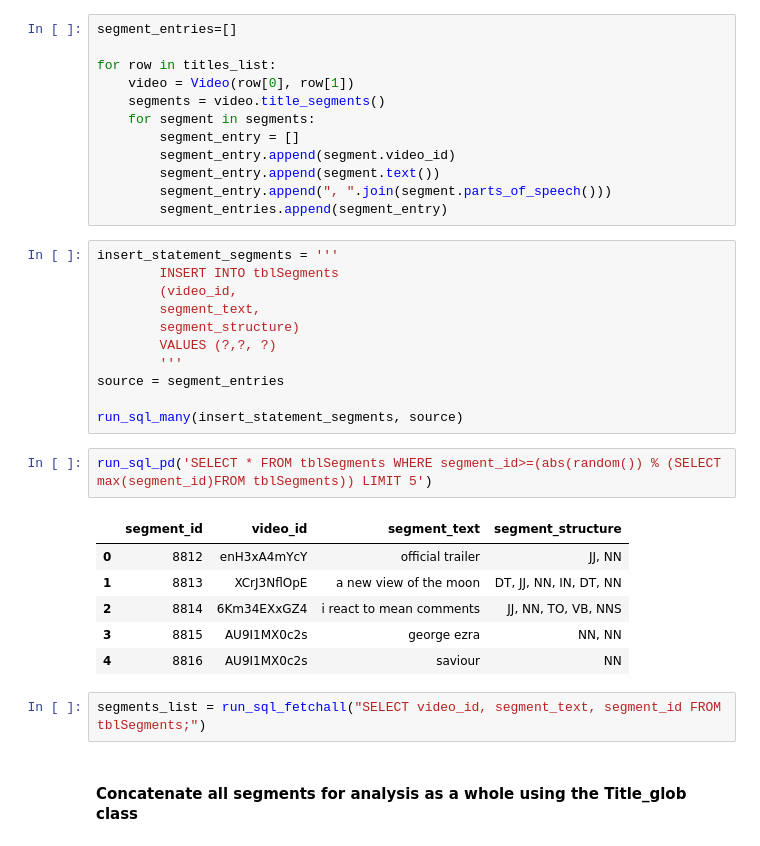
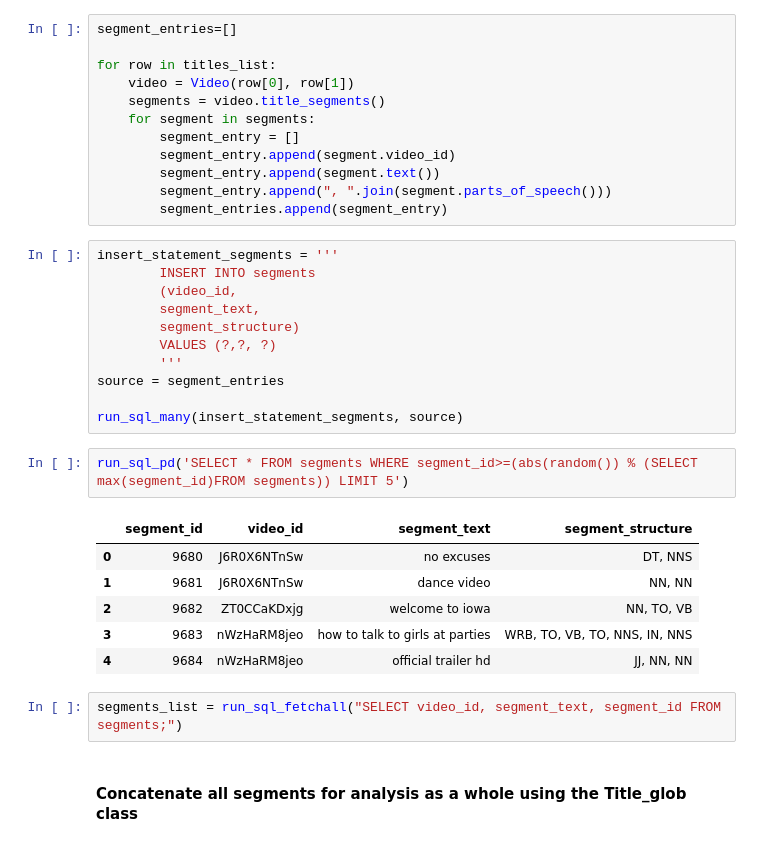
Before and after one commit to epiphannie/youtube_title_analysis, a Jupyter notebook: youtube_titles_experiment.ipynb, the cells around one changed output. Drawn from its saved outputs; the diff is of its cells as text.

Commit message:
update to table names

```diff
--- a/youtube_titles_experiment.ipynb
+++ b/youtube_titles_experiment.ipynb
@@ -434,7 +431,7 @@ for row in titles_list:
         segment_entries.append(segment_entry)
 # %%
 insert_statement_segments = '''
-        INSERT INTO tblSegments
+        INSERT INTO segments
         (video_id,
         segment_text,
         segment_structure)
@@ -444,16 +441,16 @@ source = segment_entries
 
 run_sql_many(insert_statement_segments, source)
 # %%
-run_sql_pd('SELECT * FROM tblSegments WHERE segment_id>=(abs(random()) % (SELECT max(segment_id)FROM tblSegments)) LIMIT 5')
+run_sql_pd('SELECT * FROM segments WHERE segment_id>=(abs(random()) % (SELECT max(segment_id)FROM segments)) LIMIT 5')
 # %% [output]
 |  | segment_id | video_id | segment_text | segment_structure |
-| 0 | 8812 | enH3xA4mYcY | official trailer | JJ, NN |
-| 1 | 8813 | XCrJ3NflOpE | a new view of the moon | DT, JJ, NN, IN, DT, NN |
-| 2 | 8814 | 6Km34EXxGZ4 | i react to mean comments | JJ, NN, TO, VB, NNS |
-| 3 | 8815 | AU9I1MX0c2s | george ezra | NN, NN |
-| 4 | 8816 | AU9I1MX0c2s | saviour | NN |
+| 0 | 9680 | J6R0X6NTnSw | no excuses | DT, NNS |
+| 1 | 9681 | J6R0X6NTnSw | dance video | NN, NN |
+| 2 | 9682 | ZT0CCaKDxjg | welcome to iowa | NN, TO, VB |
+| 3 | 9683 | nWzHaRM8jeo | how to talk to girls at parties | WRB, TO, VB, TO, NNS, IN, NNS |
+| 4 | 9684 | nWzHaRM8jeo | official trailer hd | JJ, NN, NN |
 # %%
-segments_list = run_sql_fetchall("SELECT video_id, segment_text, segment_id FROM tblSegments;")
+segments_list = run_sql_fetchall("SELECT video_id, segment_text, segment_id FROM segments;")
 # %% [markdown]
 #### Concatenate all segments for analysis as a whole using the Title_glob class
 # %%
```
Also changed, not shown: parts of 27 cells of this notebook.
